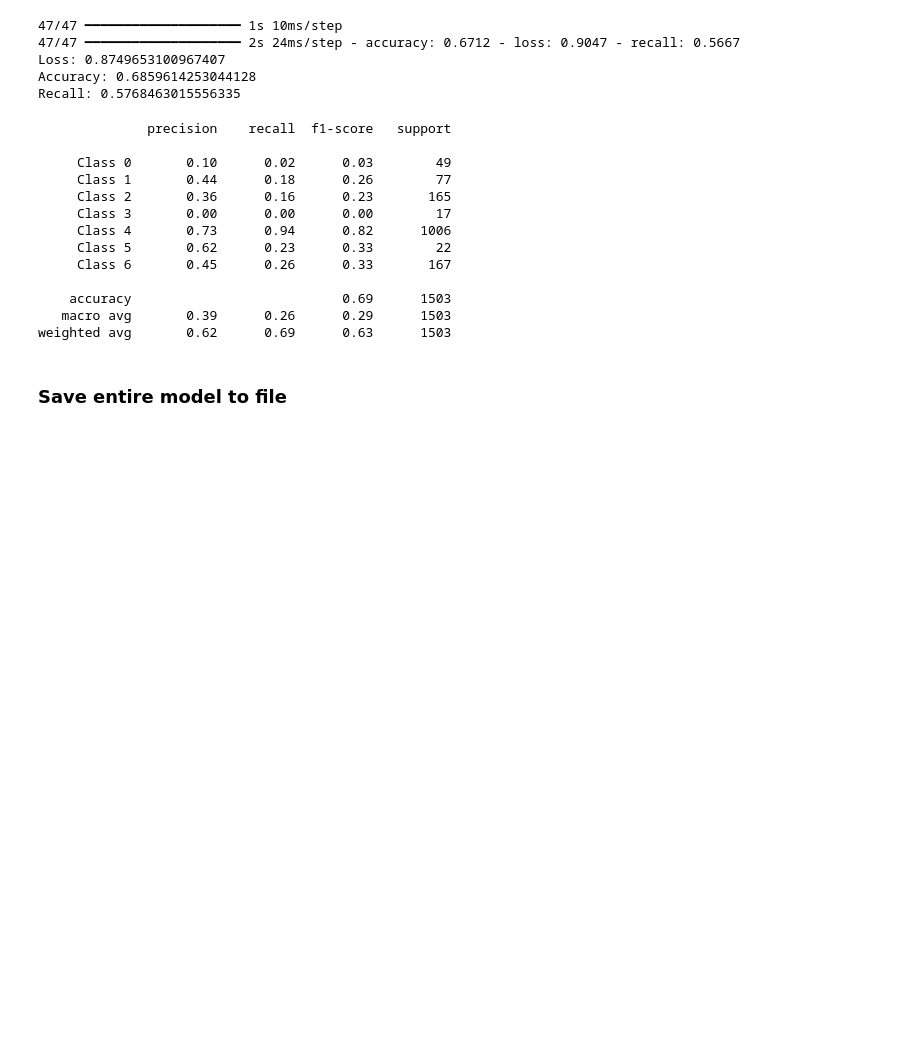
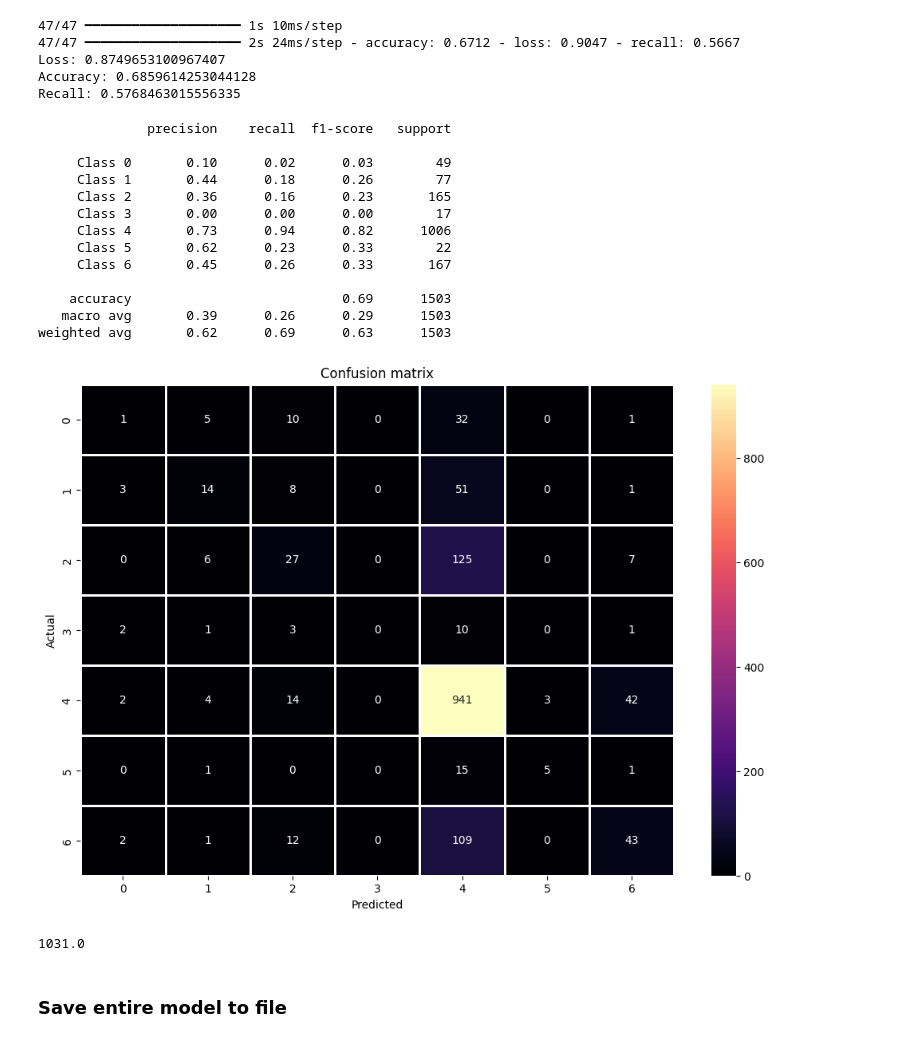
Before and after one commit to kaisaarumeel/skin-cancer-detector, a Jupyter notebook: toy_model/toy_model.ipynb, the cells around one changed output. Cells and saved outputs as stored; diff of their text form; code cells hidden in the pictures; blank space fills up the shorter version.

Commit message:
#7 Add Confusion Matrix
This commit adds a heat map confusion matrix for better visualisation of the predicted values vs. the actual target values.

```diff
--- a/toy_model/toy_model.ipynb
+++ b/toy_model/toy_model.ipynb
@@ -203,6 +205,30 @@ print(classification_report(y_test, predicted_classes, target_names=target_names
     accuracy                           0.69      1503
    macro avg       0.39      0.26      0.29      1503
 weighted avg       0.62      0.69      0.63      1503
+# %%
+# Create new plot via pyplot
+plt.figure(figsize=(12, 8))
+
+cm = confusion_matrix(y_test, predicted_classes)
+# Create the confusion matrix using seaborn heatmap function
+sns.heatmap(cm, annot=True, cmap='magma', cbar=True, linewidths=1, fmt="d")
+
+# Set labels for x and y axis
+plt.xlabel('Predicted')
+plt.ylabel('Actual')
+plt.title('Confusion matrix')
+
+# Display
+plt.show()
+# %% [output]
+[figure, added]
+# %%
+# Sum the diagonal element to get the total true correct values
+ones = np.identity(cm.shape[0]) # Create an identity matrix to create a mask for the diagonal elements
+sumOfDiagonalElements = np.sum(cm * ones) # Mask the diagonal elements, and sum the diagonals
+print(sumOfDiagonalElements)
+# %% [output]
+1031.0
 # %% [markdown]
 ### Save entire model to file
 # %%
```
Also changed, not shown: parts of 1 cell of this notebook, 1 other file.
